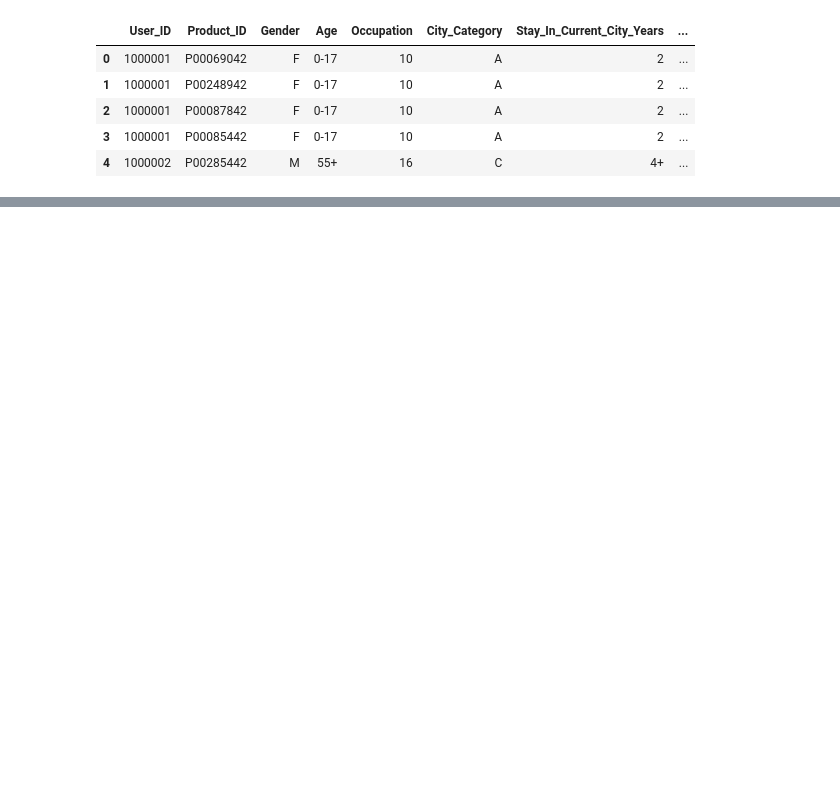
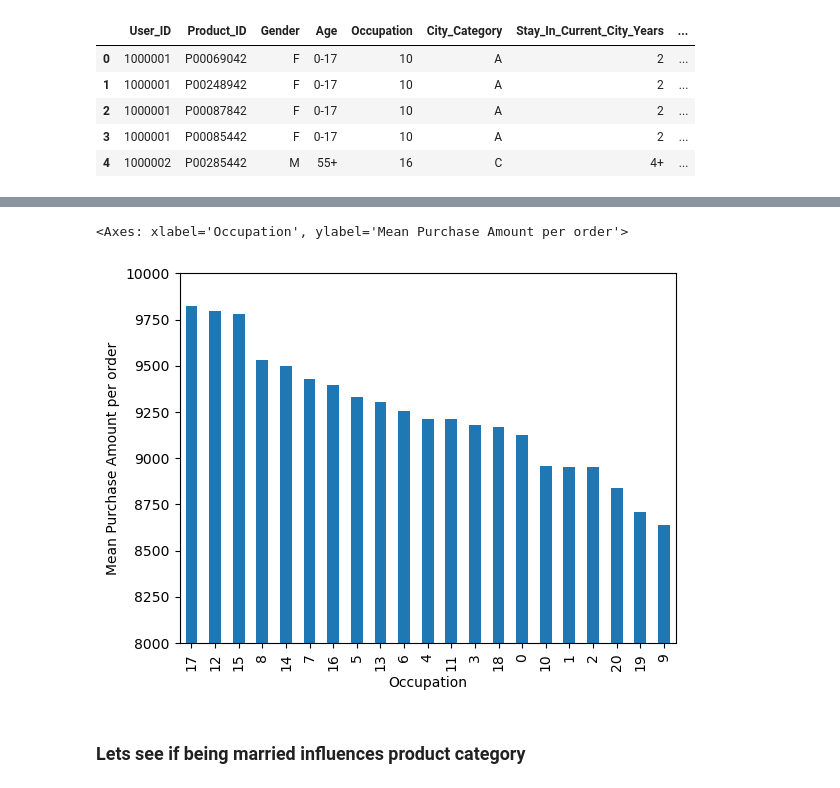
Before and after one commit to umais2005/BlackFridaySale-Analysis, a Jupyter notebook: Black Friday Sale.ipynb, the cells around one changed output, grey strips where cells are left out. Drawn from its saved outputs; the diff is of its cells as text; code cells hidden in the pictures; blank space fills up the shorter version.

```diff
--- a/Black Friday Sale.ipynb
+++ b/Black Friday Sale.ipynb
@@ -36,0 +24,9 @@ purchases.plot.density()
+# %%
+top_occupations = user_data.groupby('Occupation')['Purchase'].mean().sort_values(ascending=False)
+# %%
+top_occupations.plot.bar(ylim=[8000, 10000], ylabel="Mean Purchase Amount per order")
+# %% [output]
+<Axes: xlabel='Occupation', ylabel='Mean Purchase Amount per order'>
+[figure, added]
+# %% [markdown]
+### Lets see if being married influences product category
```
Also changed, not shown: parts of 30 cells of this notebook, 1 other file.
